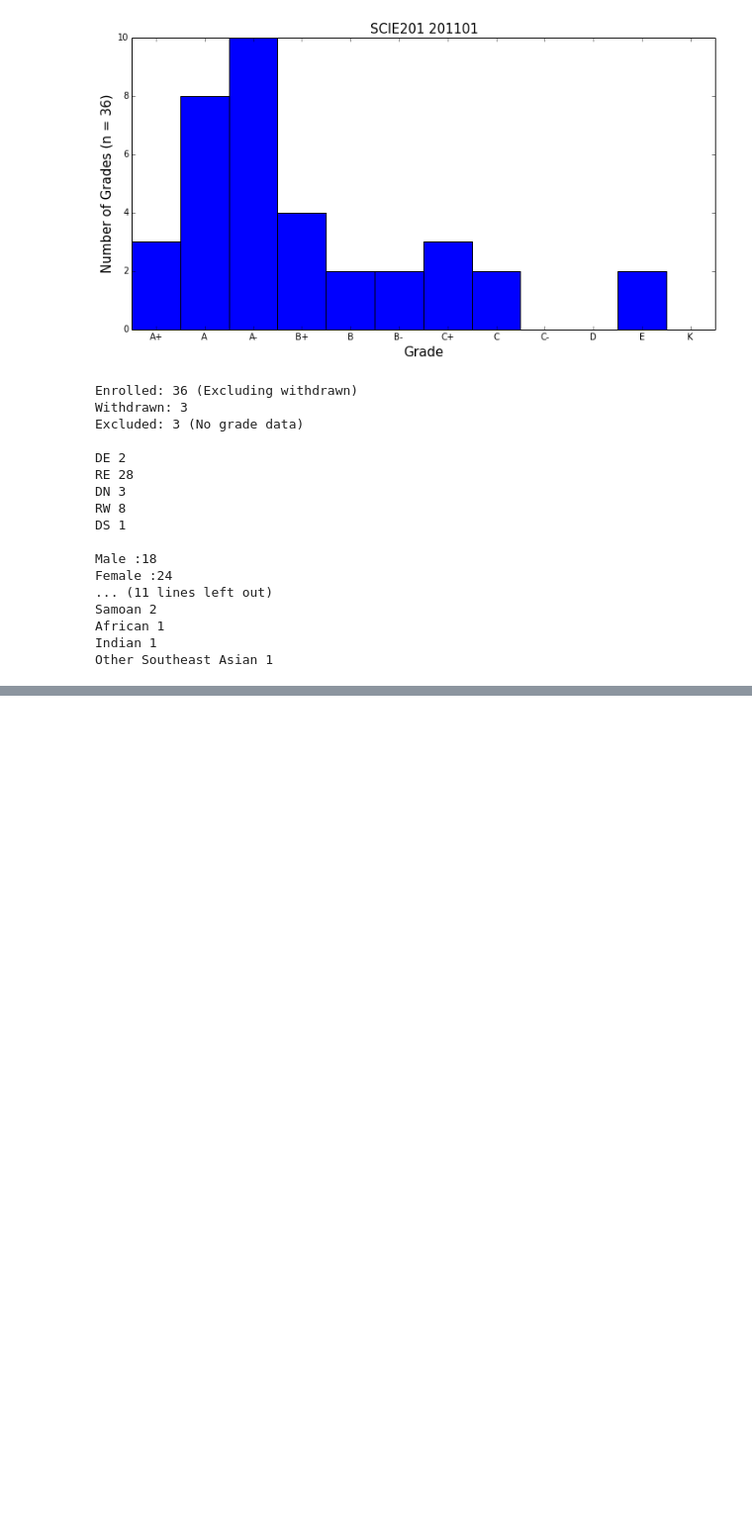
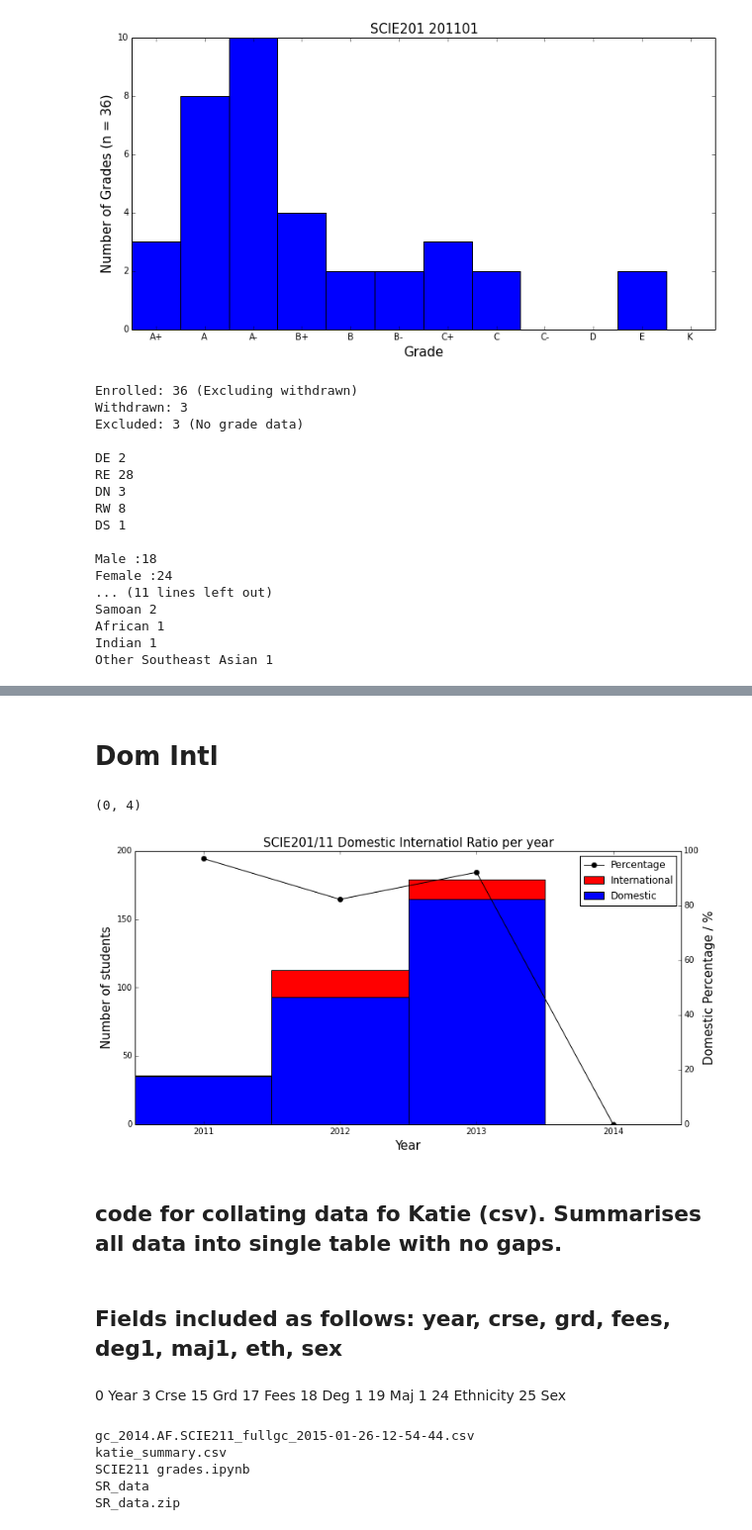
Before and after one commit to kaiwhata/Grade_analysis, a Jupyter notebook: SCIE211_grade_tools.ipynb, the cells around one changed output, grey strips where cells are left out. Shown at 99% size. Cells and saved outputs as stored; diff of their text form; code cells hidden in the pictures; blank space fills up the shorter version.

```diff
--- a/SCIE211_grade_tools.ipynb
+++ b/SCIE211_grade_tools.ipynb
@@ -514,0 +876,40 @@ Other Southeast Asian 1
+# %% [markdown]
+# Dom Intl
+# %%
+fig = figure(1, figsize = (12,6) )
+title('SCIE201/11 Domestic Internatiol Ratio per year', fontsize = 15)
+
+ax = fig.add_subplot(111)
+
+ax.bar([i for i in range(len(years))] ,plot_data2[0] , width = 1.0, color = 'red', label='International') #x, y, width
+ax.bar([i for i in range(len(years))] ,plot_data2[2] , width = 1.0, color = 'blue', label= 'Domestic')
+ax.plot([-10], [-10], 'ko-', label='Percentage')
+
+xlabel('Year', fontsize = 15)
+xticks([i+0.5 for i in range(len(years)+1)],years)
+ylabel('Number of students', fontsize = 15)
+ylim(0,200)
+legend(numpoints=1.0)
+
+intl_ratio = []
+
+for j in range(len(plot_data2[0])):
+    if not (plot_data2[2][j]) == 0:
+        intl_ratio.append(float(plot_data2[2][j])/plot_data2[0][j]*100)
+    else:
+        intl_ratio.append(0.0)
+
+ax2 = ax.twinx()
+ax2.plot([i+0.5 for i in range(len(years))], intl_ratio, 'ko-', label='Domestic %')
+
+ax2.set_ylabel("Domestic Percentage / %", fontsize = 15)
+ax2.set_ylim(0, 100)
+
+ax.set_xlim(0,4)
+# %% [output]
+(0, 4)
+[figure, added]
+# %% [markdown]
+## code for collating data fo Katie (csv). Summarises all data into single table with no gaps.
+# %% [markdown]
+## Fields included as follows: year, crse, grd, fees, deg1, maj1, eth, sex
@@ -514,0 +934,18 @@ Other Southeast Asian 1
+# %% [markdown]
+0 Year
+3 Crse
+15 Grd
+17 Fees
+18 Deg 1
+19 Maj 1
+24 Ethnicity
+25 Sex
+# %%
+%%bash
+ls
+# %% [output]
+gc_2014.AF.SCIE211_fullgc_2015-01-26-12-54-44.csv
+katie_summary.csv
+SCIE211 grades.ipynb
+SR_data
+SR_data.zip
```
Also changed, not shown: parts of 25 cells of this notebook.
